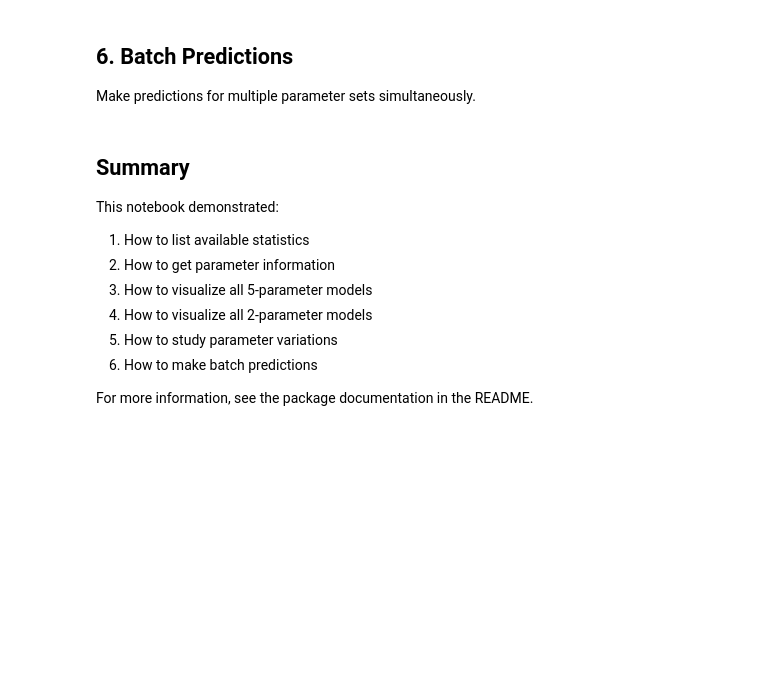
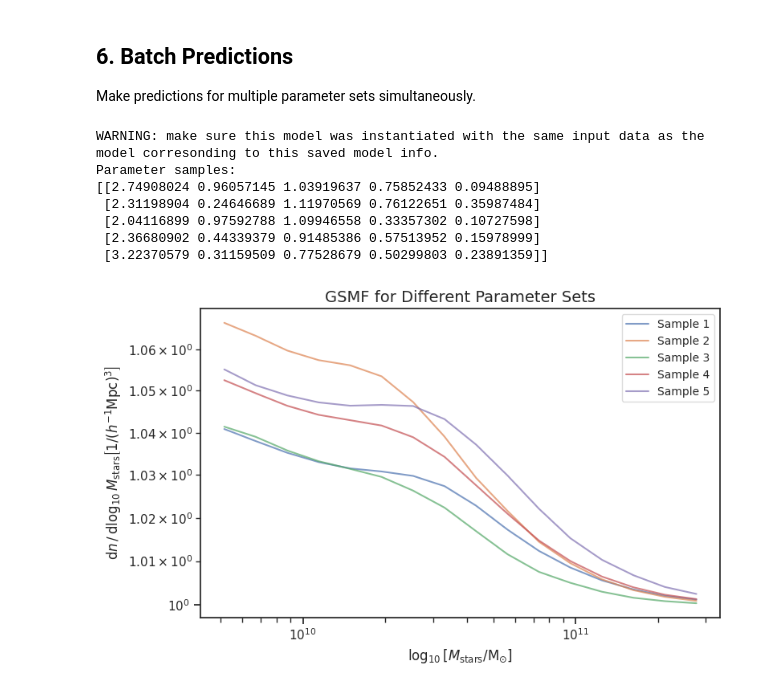
Before and after one commit to nesar/subgrid_emu, a Jupyter notebook: examples/basic_usage.ipynb, the cells around one changed output. Drawn from its saved outputs; the diff is of its cells as text; code cells hidden in the pictures; blank space fills up the shorter version.

```diff
--- a/examples/basic_usage.ipynb
+++ b/examples/basic_usage.ipynb
@@ -238,45 +241,41 @@ emu = load_emulator('GSMF')
 
 # Create random parameter samples
 np.random.seed(42)
 n_samples = 5
 params_batch = np.random.uniform(
     low=[2.0, 0.2, 0.6, 0.1, 0.02],
     high=[4.0, 1.0, 1.2, 1.2, 0.5],
     size=(n_samples, 5)
 )
 
 print("Parameter samples:")
 print(params_batch)
 print()
 
 # Make predictions
 x_grid, _ = get_x_grid('GSMF')
 plot_info = get_plot_info('GSMF')
 
-fig, ax = plt.subplots(figsize=(10, 6))
+fig, ax = plt.subplots(figsize=(8, 5))
 
 for i, params in enumerate(params_batch):
     mean, _ = emu.predict(params)
     ax.plot(x_grid, mean, lw=1.5, alpha=0.7, label=f'Sample {i+1}')
 
 ax.set_xscale(plot_info['xscale'])
 ax.set_yscale(plot_info['yscale'])
 ax.set_xlabel(plot_info['xlabel'], fontsize=12)
 ax.set_ylabel(plot_info['ylabel'], fontsize=12)
-ax.set_title('GSMF for Different Parameter Sets', fontsize=14, fontweight='bold')
+ax.set_title('GSMF for Different Parameter Sets', fontsize=14)
 ax.legend(fontsize=10, frameon=True, framealpha=0.7)
-ax.grid(True, alpha=0.3)
 plt.tight_layout()
 plt.show()
+# %% [output]
+WARNING: make sure this model was instantiated with the same input data as the model corresonding to this saved model info.
+Parameter samples:
+[[2.74908024 0.96057145 1.03919637 0.75852433 0.09488895]
+ [2.31198904 0.24646689 1.11970569 0.76122651 0.35987484]
+ [2.04116899 0.97592788 1.09946558 0.33357302 0.10727598]
+ [2.36680902 0.44339379 0.91485386 0.57513952 0.15978999]
+ [3.22370579 0.31159509 0.77528679 0.50299803 0.23891359]]
+[figure, added]
-# %% [markdown]
-## Summary
-
-This notebook demonstrated:
-1. How to list available statistics
-2. How to get parameter information
-3. How to visualize all 5-parameter models
-4. How to visualize all 2-parameter models
-5. How to study parameter variations
-6. How to make batch predictions
-
-For more information, see the package documentation in the README.
```
Also changed, not shown: parts of 5 cells of this notebook, 10 other files.
